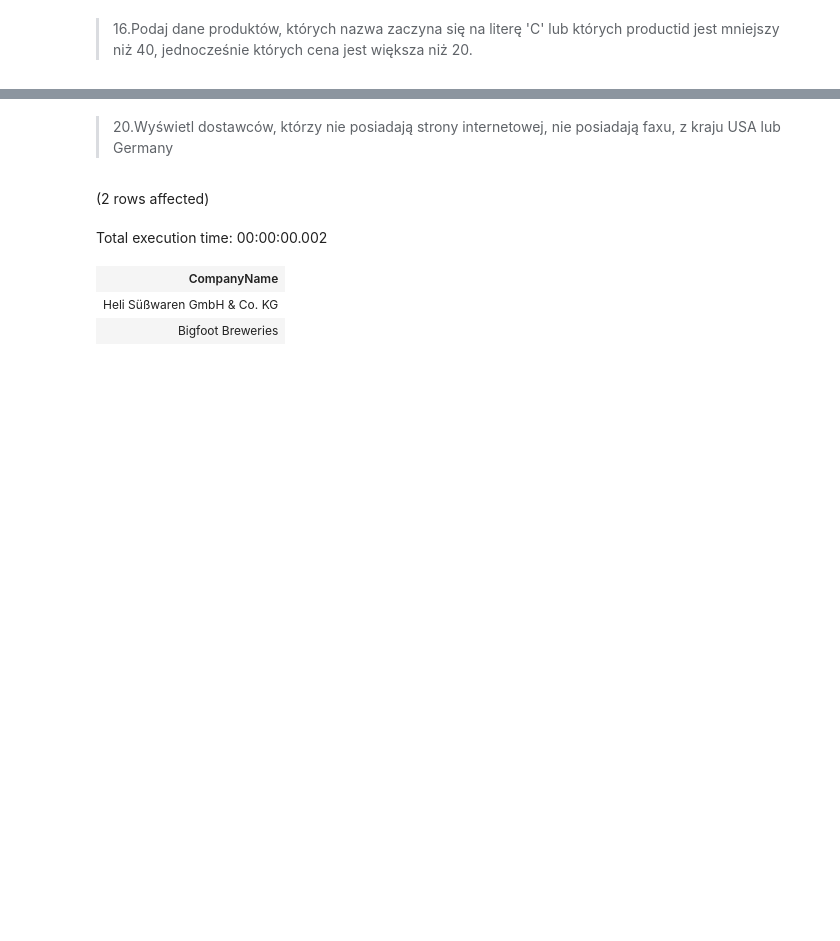
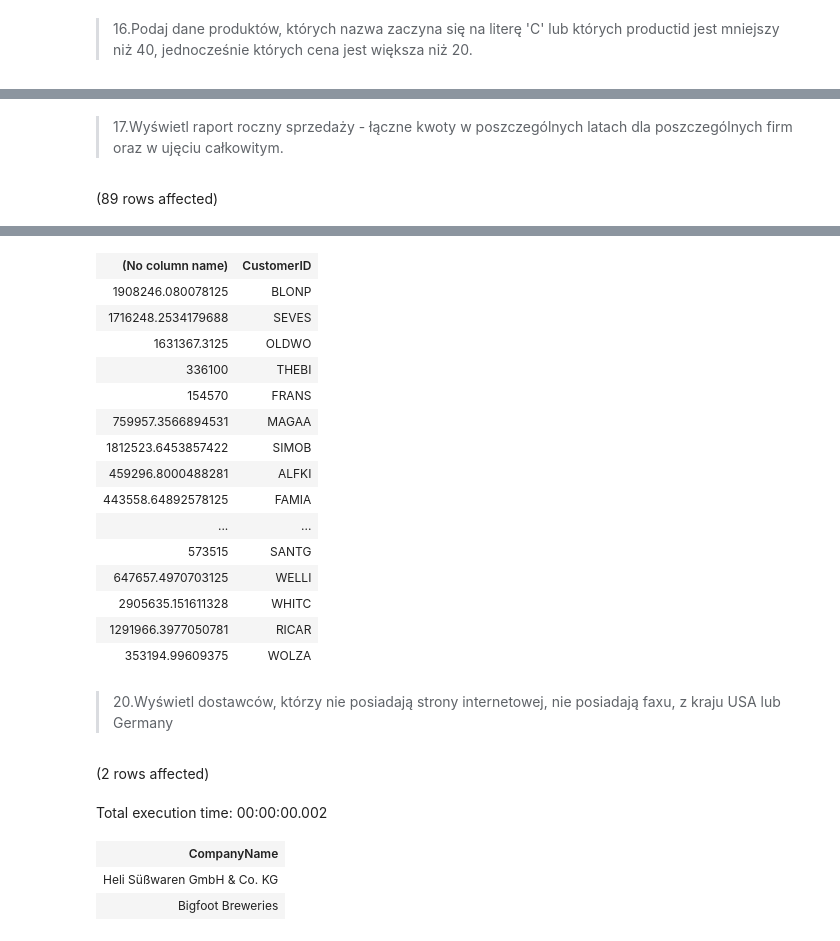
Before and after one commit to Mapet13/Studia, a Jupyter notebook: Laboratoria/2/lab2.ipynb, the cells around one changed output, grey strips where cells are left out. Cells and saved outputs as stored; diff of their text form; code cells hidden in the pictures; blank space fills up the shorter version.

```diff
--- a/Laboratoria/2/lab2.ipynb
+++ b/Laboratoria/2/lab2.ipynb
@@ -210,3 +210,15 @@ Total execution time: 00:00:00.013
 | 37 | Gravad lax | 17 | 8 | 12 - 500 g pkgs. | 26.0000 | 11 | 50 | ... |
 | 38 | Côte de Blaye | 18 | 1 | 12 - 75 cl bottles | 263.5000 | 17 | 0 | ... |
 | 60 | Camembert Pierrot | 28 | 4 | 15 - 300 g rounds | 34.0000 | 19 | 0 | ... |
+# %% [markdown]
+> 17.Wyświetl raport roczny sprzedaży - łączne kwoty w poszczególnych latach dla poszczególnych firm oraz w ujęciu całkowitym.
+# %%
+SELECT
+    SUM(UnitPrice * Quantity * (100 - Discount)), Orders.CustomerID
+FROM
+   [Order Details]
+INNER JOIN Orders
+ON [Order Details].OrderID = Orders.OrderID
+GROUP BY Orders.CustomerID
+# %% [output]
+(89 rows affected)
@@ -213,3 +226,19 @@ Total execution time: 00:00:00.013
+| (No column name) | CustomerID |
+| 1908246.080078125 | BLONP |
+| 1716248.2534179688 | SEVES |
+| 1631367.3125 | OLDWO |
+| 336100 | THEBI |
+| 154570 | FRANS |
+| 759957.3566894531 | MAGAA |
+| 1812523.6453857422 | SIMOB |
+| 459296.8000488281 | ALFKI |
+| 443558.64892578125 | FAMIA |
+| ... | ... |
+| 573515 | SANTG |
+| 647657.4970703125 | WELLI |
+| 2905635.151611328 | WHITC |
+| 1291966.3977050781 | RICAR |
+| 353194.99609375 | WOLZA |
 # %% [markdown]
 > 20.Wyświetl dostawców, którzy nie posiadają strony internetowej, nie posiadają faxu, z kraju USA lub Germany
 # %%
```
Also changed, not shown: parts of 1 cell of this notebook, 1 other file.
